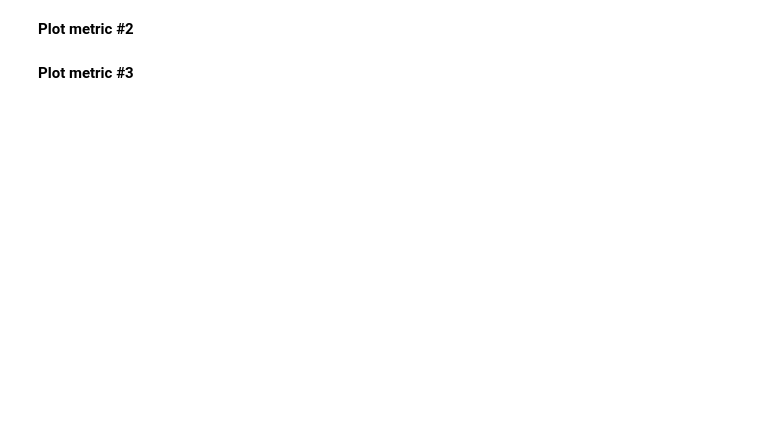
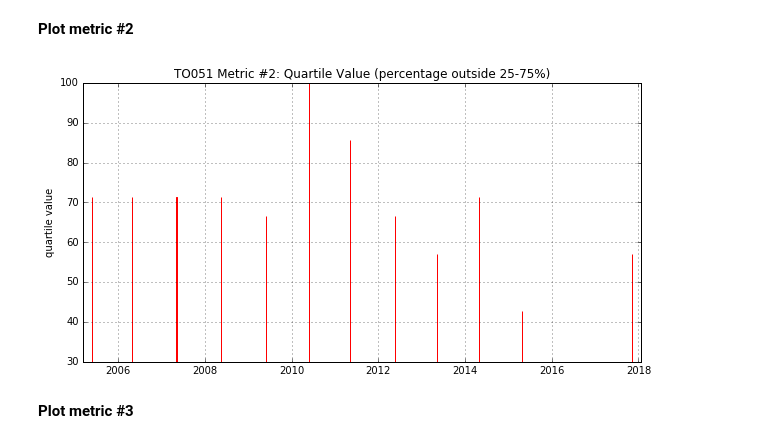
Before and after one commit to rumachan/iPythonNotebooks, a Jupyter notebook: wet_chemistry/analyte_metrics.ipynb, the cells around one changed output. Drawn from its saved outputs; the diff is of its cells as text; code cells hidden in the pictures; blank space fills up the shorter version.

```diff
--- a/wet_chemistry/analyte_metrics.ipynb
+++ b/wet_chemistry/analyte_metrics.ipynb
@@ -151,21 +157,23 @@ fig.savefig(plotname, dpi=200)
 # %%
 fig, met2 = plt.subplots(figsize=(10,5))
 met2.bar(dfqv.index, dfqv.val, width=1, color='red', edgecolor='red', align='center')
 met2.set_ylabel('quartile value')
-met2.set_title(siteID+' Metric #2: Quartile Value')
+met2.set_title(siteID+' Metric #2: Quartile Value (percentage outside 25-75%)')
 
 #extend x axes so all points are clear
 xmin, xmax = met2.get_xlim()
 xmin *= 0.9999
 xmax *= 1.0001
 met2.set_xlim(xmin, xmax)
 
 met2.set_ylim(30, 100)
 met2.grid()
 
 plotname = siteID+'_metric-2.png'
 fig = met2.get_figure()
 fig.savefig(plotname, dpi=200)
+# %% [output]
+[figure, added]
 # %% [markdown]
 **Plot metric #3**
 # %%
```
Also changed, not shown: parts of 5 cells of this notebook.
